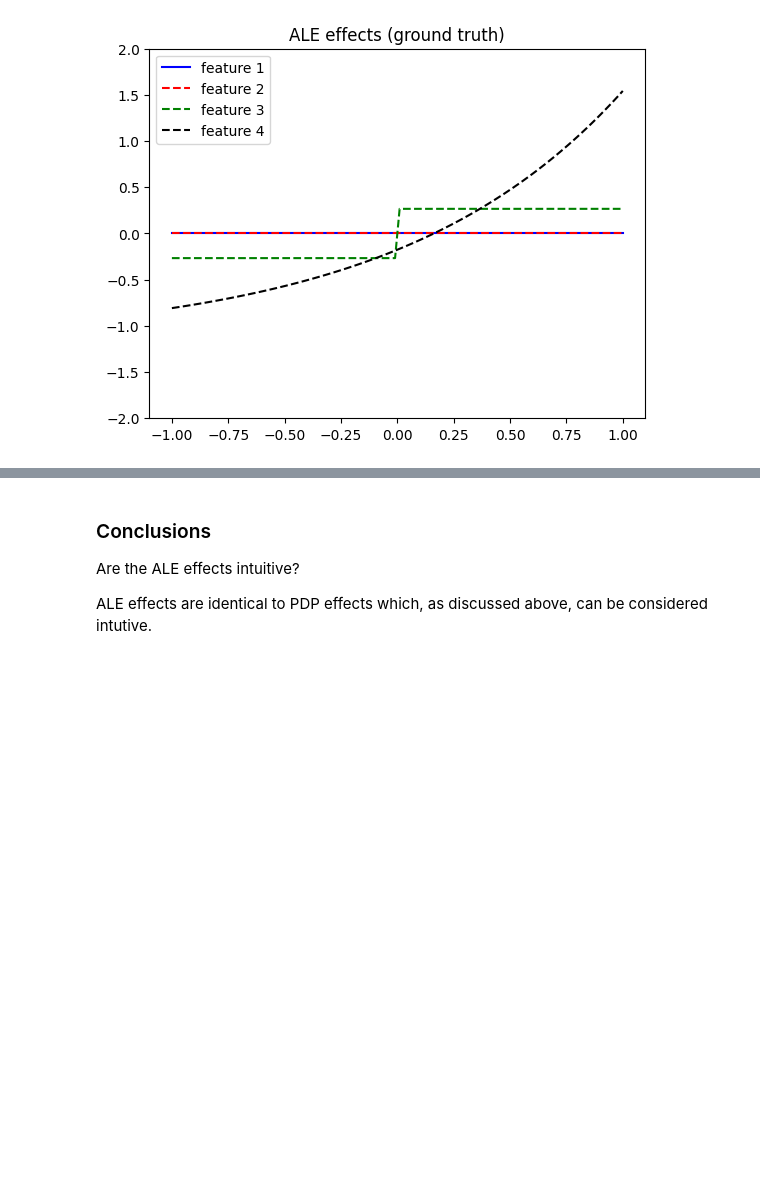
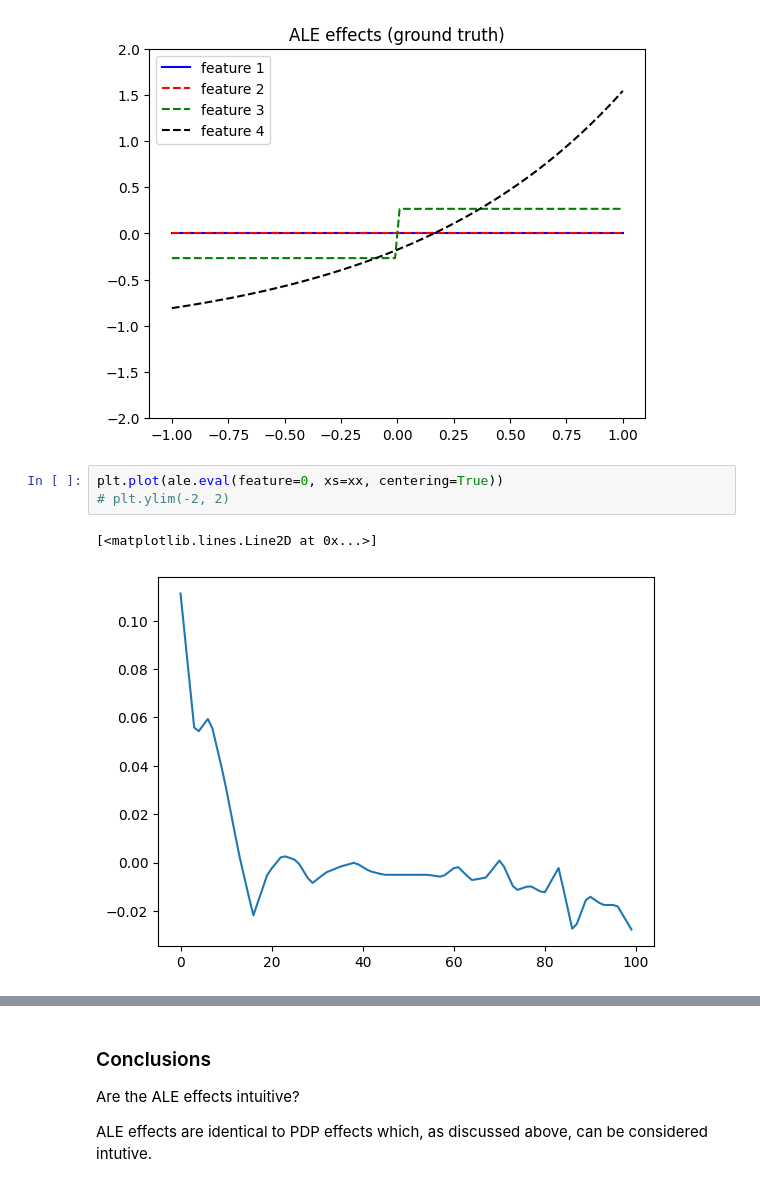
Before and after one commit to AutoFairAthenaRC/effector, a Jupyter notebook: notebooks/synthetic-examples/06_conditional_interaction_4_regions_independent_uniform_global.ipynb, the cells around one changed output, grey strips where cells are left out. Saved outputs shown, nothing was run; the diff lists cells and outputs as text; blank space fills up the shorter version.

```diff
--- a/notebooks/synthetic-examples/06_conditional_interaction_4_regions_independent_uniform_global.ipynb
+++ b/notebooks/synthetic-examples/06_conditional_interaction_4_regions_independent_uniform_global.ipynb
@@ -366,5 +372,11 @@ plt.ylim([-2, 2])
 plt.show()
 # %% [output]
 [figure]
+# %%
+plt.plot(ale.eval(feature=0, xs=xx, centering=True))
+# plt.ylim(-2, 2)
+# %% [output]
+[<matplotlib.lines.Line2D at 0x...>]
+[figure, added]
 # %%
 xx = np.linspace(-1, 1, 100)
```
Also changed, not shown: parts of 11 cells of this notebook.
